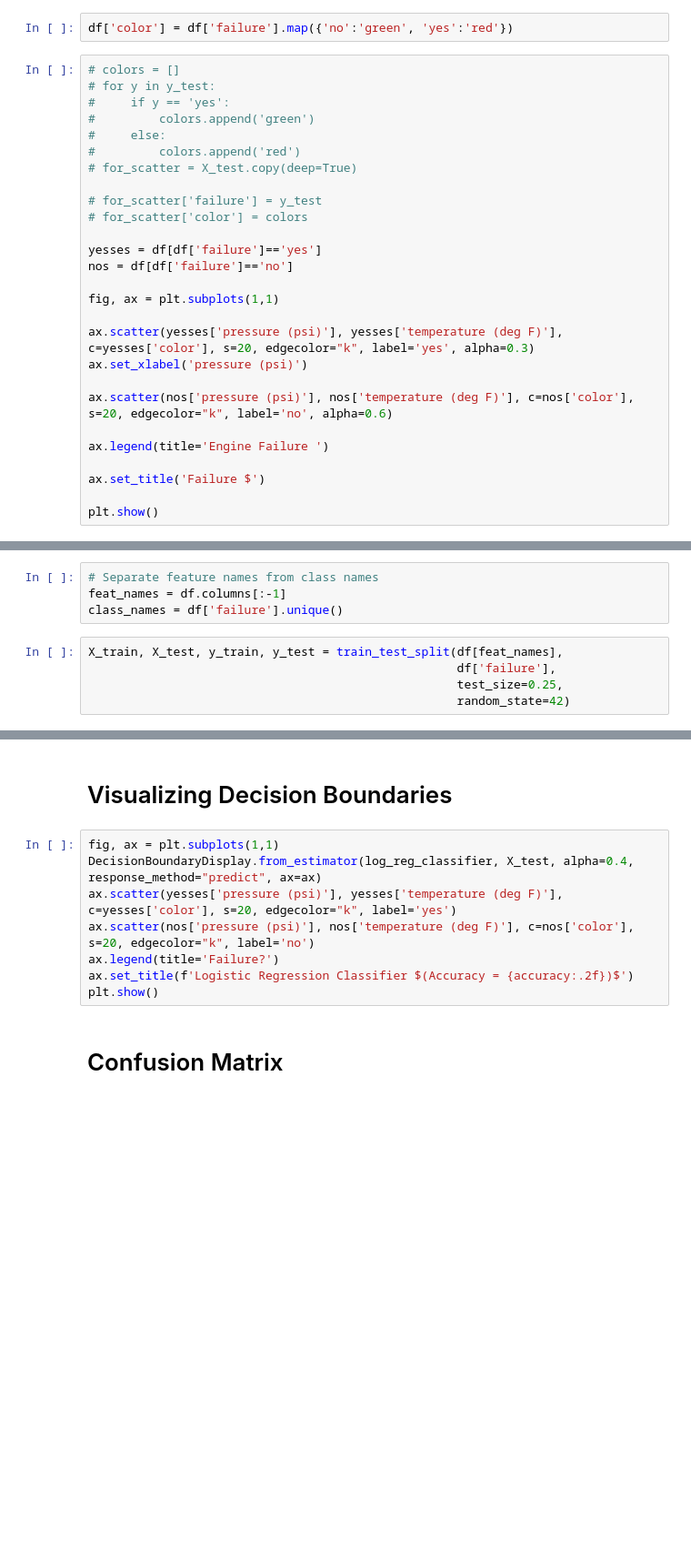
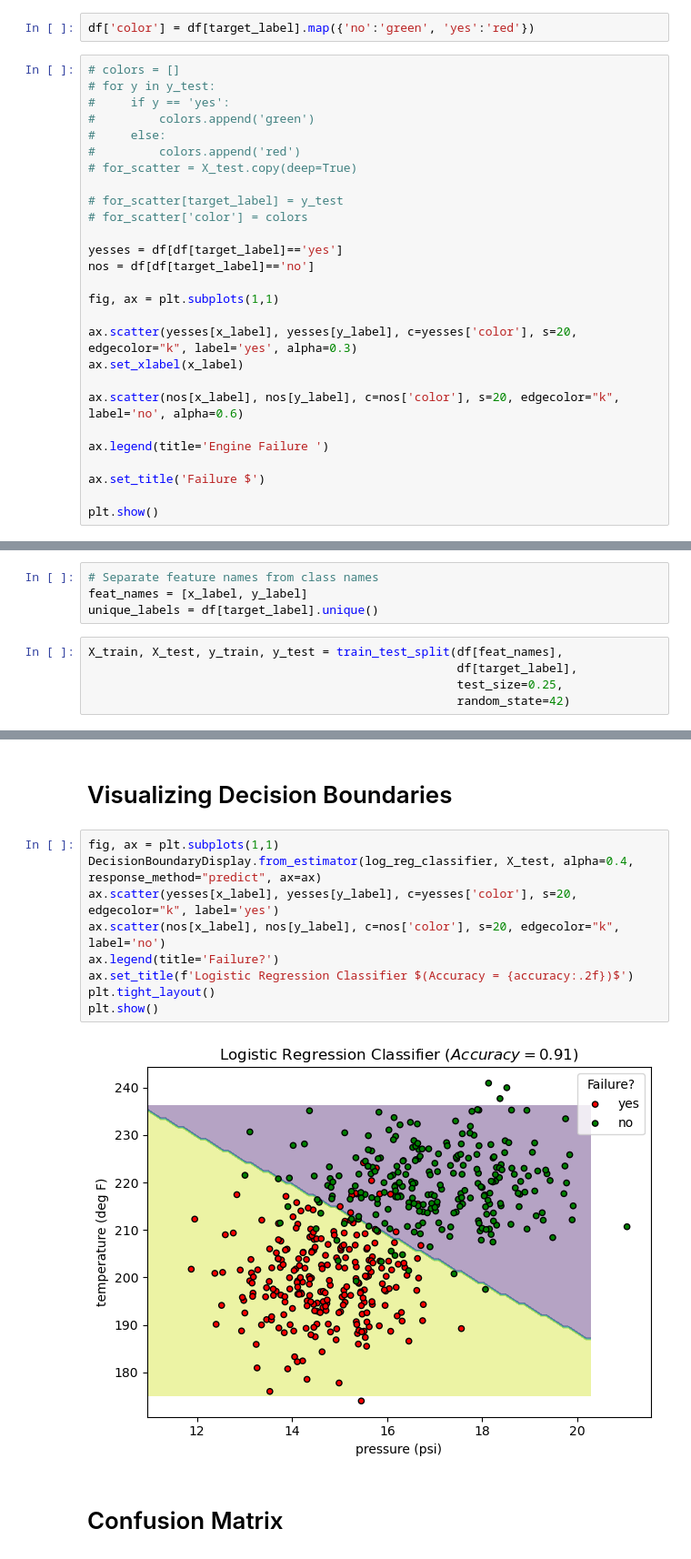
Before and after one commit to papir805/Stanford-ML-Class, a Jupyter notebook: notebooks/logistic_regression.ipynb, the cells around one changed output, grey strips where cells are left out. Shown at 91% size. Cells and saved outputs as stored; diff of their text form; blank space fills up the shorter version.

Commit message:
fixed bug where x_train had one extra column

```diff
--- a/notebooks/logistic_regression.ipynb
+++ b/notebooks/logistic_regression.ipynb
@@ -31,7 +31,7 @@ target_label = 'failure'
 # %% [markdown]
 # Visualize The dataset
 # %%
-df['color'] = df['failure'].map({'no':'green', 'yes':'red'})
+df['color'] = df[target_label].map({'no':'green', 'yes':'red'})
 # %%
 # colors = []
 # for y in y_test:
@@ -41,18 +41,18 @@ df['color'] = df['failure'].map({'no':'green', 'yes':'red'})
 #         colors.append('red')
 # for_scatter = X_test.copy(deep=True)
 
-# for_scatter['failure'] = y_test
+# for_scatter[target_label] = y_test
 # for_scatter['color'] = colors
 
-yesses = df[df['failure']=='yes']
-nos = df[df['failure']=='no']
+yesses = df[df[target_label]=='yes']
+nos = df[df[target_label]=='no']
 
 fig, ax = plt.subplots(1,1)
 
-ax.scatter(yesses['pressure (psi)'], yesses['temperature (deg F)'], c=yesses['color'], s=20, edgecolor="k", label='yes', alpha=0.3)
-ax.set_xlabel('pressure (psi)')
+ax.scatter(yesses[x_label], yesses[y_label], c=yesses['color'], s=20, edgecolor="k", label='yes', alpha=0.3)
+ax.set_xlabel(x_label)
 
-ax.scatter(nos['pressure (psi)'], nos['temperature (deg F)'], c=nos['color'], s=20, edgecolor="k", label='no', alpha=0.6)
+ax.scatter(nos[x_label], nos[y_label], c=nos['color'], s=20, edgecolor="k", label='no', alpha=0.6)
 
 ax.legend(title='Engine Failure ')
 
@@ -77,11 +77,11 @@ ax.legend();
 # Generate Training and Testing Data
 # %%
 # Separate feature names from class names
-feat_names = df.columns[:-1]
-class_names = df['failure'].unique()
+feat_names = [x_label, y_label]
+unique_labels = df[target_label].unique()
 # %%
 X_train, X_test, y_train, y_test = train_test_split(df[feat_names],
-                                                    df['failure'],
+                                                    df[target_label],
                                                     test_size=0.25,
                                                     random_state=42)
 # %% [markdown]
@@ -111,11 +118,14 @@ accuracy
 # %%
 fig, ax = plt.subplots(1,1)
 DecisionBoundaryDisplay.from_estimator(log_reg_classifier, X_test, alpha=0.4, response_method="predict", ax=ax)
-ax.scatter(yesses['pressure (psi)'], yesses['temperature (deg F)'], c=yesses['color'], s=20, edgecolor="k", label='yes')
-ax.scatter(nos['pressure (psi)'], nos['temperature (deg F)'], c=nos['color'], s=20, edgecolor="k", label='no')
+ax.scatter(yesses[x_label], yesses[y_label], c=yesses['color'], s=20, edgecolor="k", label='yes')
+ax.scatter(nos[x_label], nos[y_label], c=nos['color'], s=20, edgecolor="k", label='no')
 ax.legend(title='Failure?')
 ax.set_title(f'Logistic Regression Classifier $(Accuracy = {accuracy:.2f})$')
+plt.tight_layout()
 plt.show()
+# %% [output]
+[figure, added]
 # %% [markdown]
 # Confusion Matrix
 # %%
```
Also changed, not shown: parts of 5 cells of this notebook, 1 other file.
